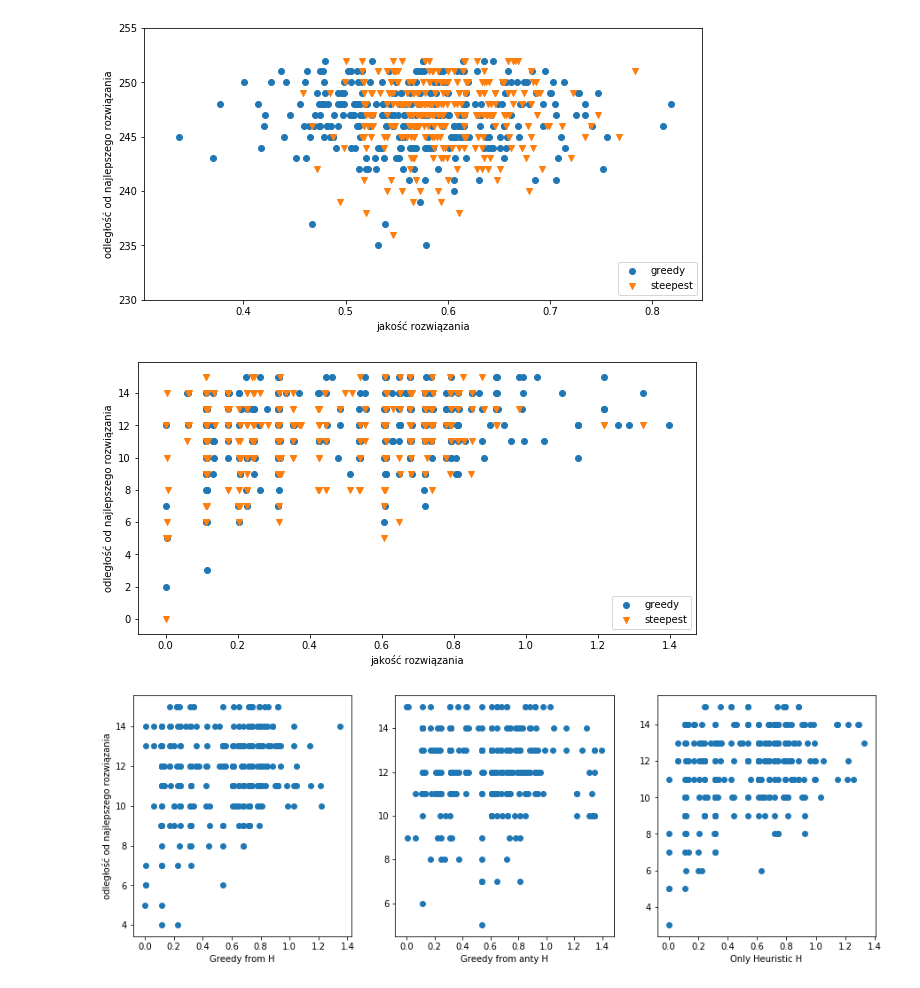
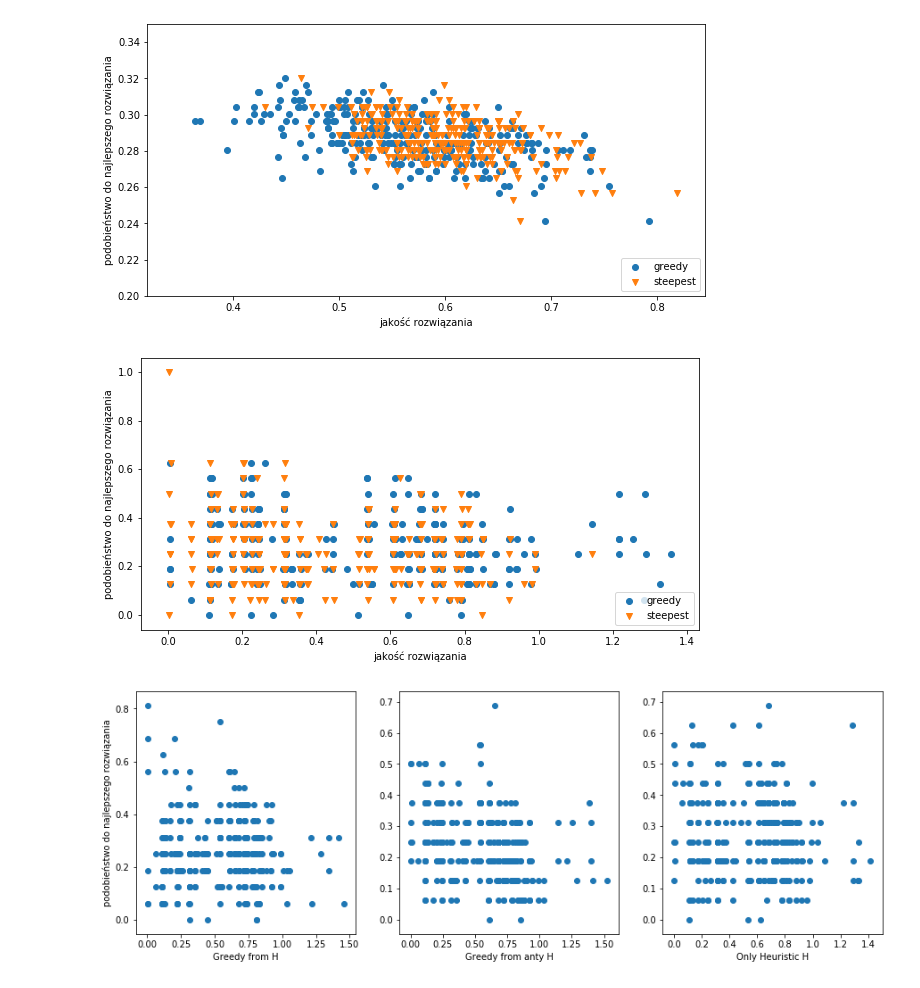
Before and after one commit to oliwiam96/Metaheuristics, a Jupyter notebook: scripts/SimilarityTest.ipynb, the cells around one changed output. Drawn from its saved outputs; the diff is of its cells as text; code cells hidden in the pictures.

```diff
--- a/scripts/SimilarityTest.ipynb
+++ b/scripts/SimilarityTest.ipynb
@@ -15,16 +15,18 @@ with open("../Results/Similarity/code253.csv",'r') as csvfile:
         steepest_distance.append(float(row[2]))
         steepest_score.append(float(row[3]))
 
+plt.rcParams['figure.figsize'] = [10, 5]
 plt.scatter(greedy_score, greedy_distance, marker='o', label="greedy")
 plt.scatter(steepest_score, steepest_distance, marker='v', label="steepest")
+
 plt.legend(loc='lower right')
-plt.ylim(top = 255, bottom=230)
+plt.ylim(top = 0.35, bottom=0.2)
 plt.xlabel('jakość rozwiązania')
-plt.ylabel('odległość od najlepszego rozwiązania')
+plt.ylabel('podobieństwo do najlepszego rozwiązania')
 plt.savefig('similarity_bi.pdf')
 plt.show()
 # %% [output]
-[figure, old version]
+[figure, new version]
 # %%
 import matplotlib.pyplot as plt
 import csv
@@ -47,11 +49,11 @@ plt.scatter(steepest_score, steepest_distance, marker='v', label="steepest")
 plt.legend(loc='lower right')
 
 plt.xlabel('jakość rozwiązania')
-plt.ylabel('odległość od najlepszego rozwiązania')
+plt.ylabel('podobieństwo do najlepszego rozwiązania')
 plt.savefig('similarity_small.pdf')
 plt.show()
 # %% [output]
-[figure, old version]
+[figure, new version]
 # %%
 fig, (ax1, ax2, ax3) = plt.subplots(1, 3)
 plt.rcParams['figure.figsize'] = [15, 5]
@@ -69,35 +71,35 @@ with open("../Results/Similarity/fromH_atex1.csv",'r') as csvfile:
 
 ax1.scatter(greedy_score, greedy_distance, marker='o')
 ax1.set_xlabel('Greedy from H')
-ax1.set_ylabel('odległość od najlepszego rozwiązania')
+ax1.set_ylabel('podobieństwo do najlepszego rozwiązania')
 
 
 greedy_distance = []
 greedy_score = []
 
 
 with open("../Results/Similarity/fromAntiH_atex1.csv",'r') as csvfile:
     plots = csv.reader(csvfile, delimiter=',')
     for row in plots:
         greedy_distance.append(float(row[0]))
         greedy_score.append(float(row[1]))
 
 ax2.scatter(greedy_score, greedy_distance, marker='o')
 ax2.set_xlabel('Greedy from anty H')
 
 greedy_distance = []
 greedy_score = []
 
 
 with open("../Results/Similarity/onlyH_atex1.csv",'r') as csvfile:
     plots = csv.reader(csvfile, delimiter=',')
     for row in plots:
         greedy_distance.append(float(row[0]))
         greedy_score.append(float(row[1]))
 
 ax3.scatter(greedy_score, greedy_distance, marker='o')
 ax3.set_xlabel('Only Heuristic H')
 plt.savefig('similarity_3.pdf')
 plt.show()
 # %% [output]
-[figure, old version]
+[figure, new version]
```
Also changed, not shown: 8 other files.
